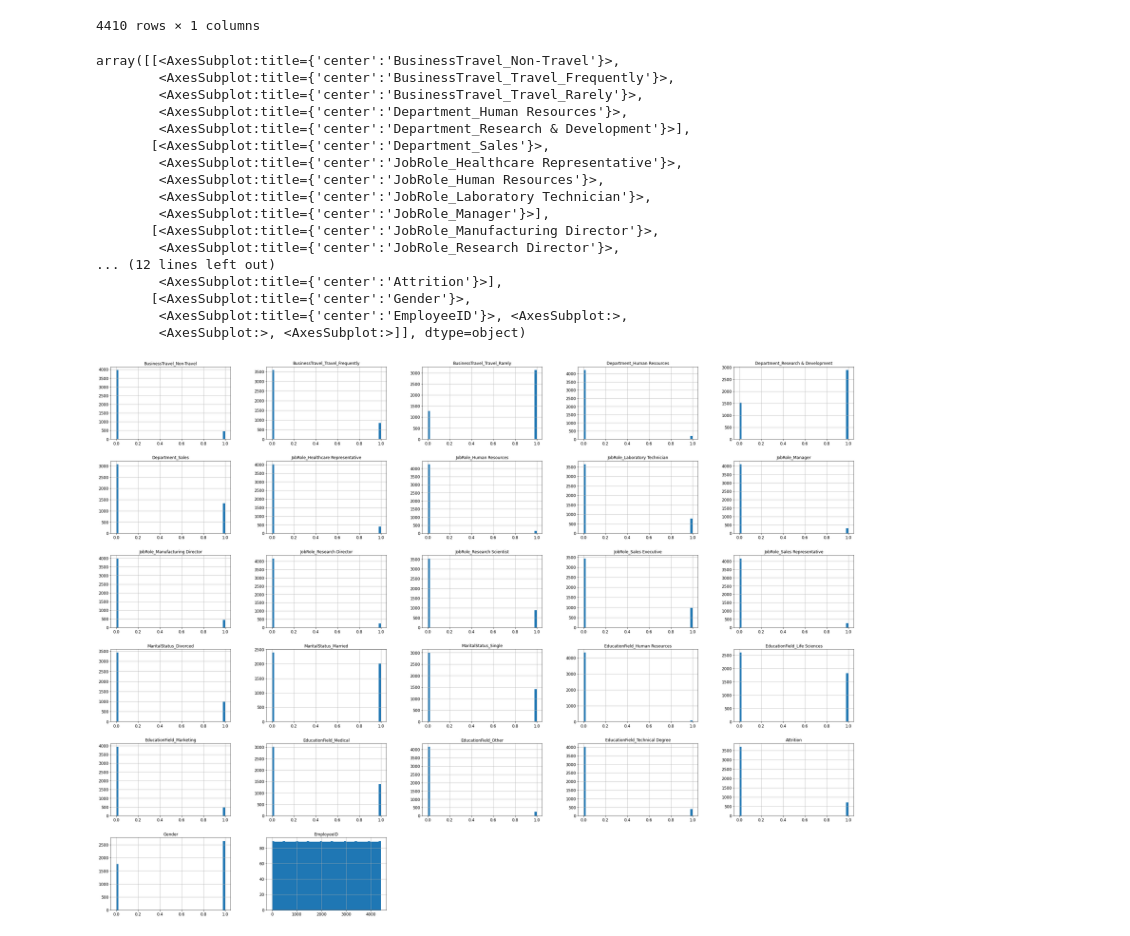
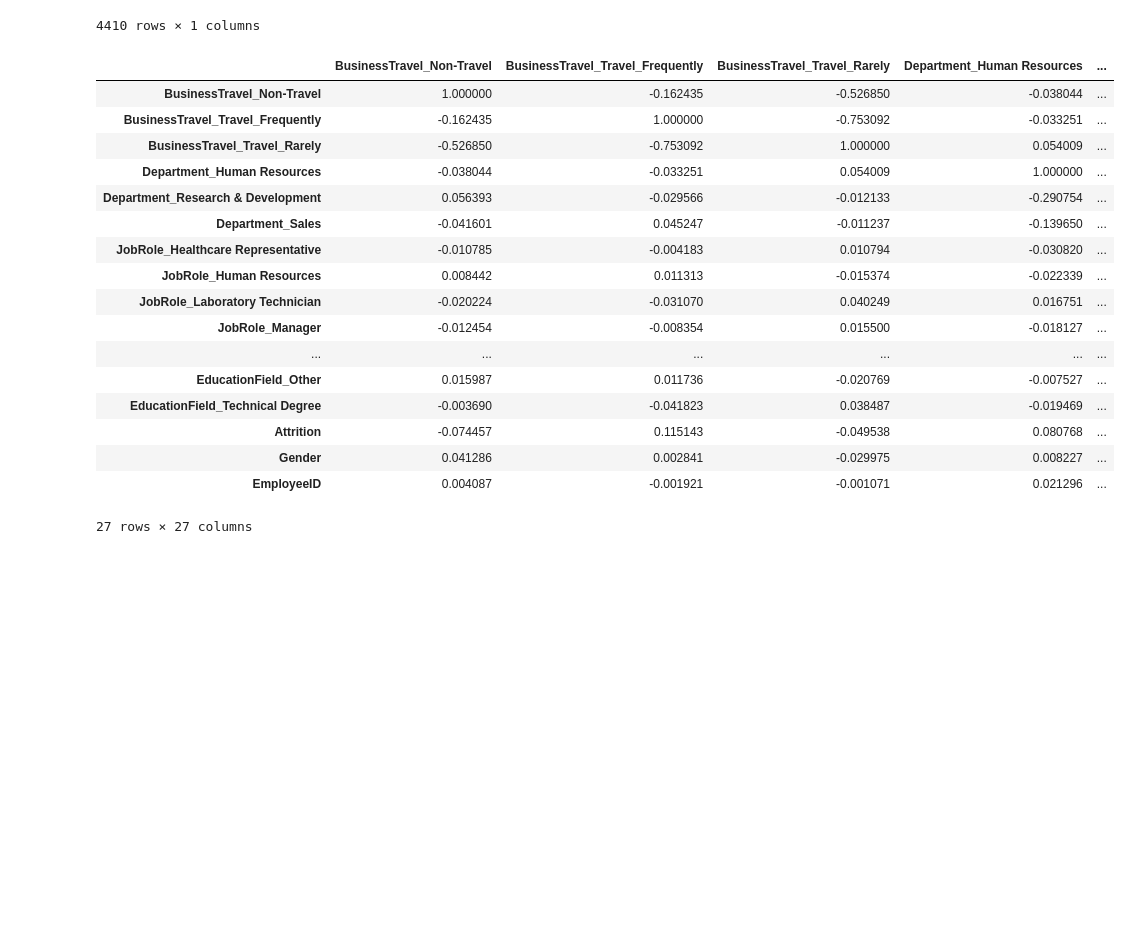
Before and after one commit to ramdaniAli/IA_PROJECT, a Jupyter notebook: project_test.ipynb, the cells around one changed output. Saved outputs shown, nothing was run; the diff lists cells and outputs as text; code cells hidden in the pictures; blank space fills up the shorter version.

```diff
--- a/project_test.ipynb
+++ b/project_test.ipynb
@@ -579,48 +579,49 @@ worktime_done_dataframe
 # %%
 
 worktime_employee_survey = pd.merge(worktime_done_dataframe, employee_survey_copy,
                                     how='inner', on='EmployeeID')
 
 worktime_employee_manager_survey = pd.merge(worktime_employee_survey, manager_survey_data_copy,
                                             how='inner', on='EmployeeID')
 
 
 # convert general_data_copy_encoded to dataframe
 cat_general_data_copy_encoded = pd.DataFrame(
     general_data_copy_encoded, columns=['Attrition', 'Gender'])
 
 cat_general_data_copy_encoded.index += 1
 
 cat_general_data_copy_encoded = cat_general_data_copy_encoded.astype("int64")
 
 cat_general_data_copy_encoded["EmployeeID"] = cat_general_data_copy_encoded.index
 cat_general_data_copy_encoded.index = cat_general_data_copy_encoded["EmployeeID"]
 
 
 general_data_all_ = pd.merge(
     general_data_dum, cat_general_data_copy_encoded, how="inner", left_index=True, right_index=True)
 
 
 # general_data_all_
 
 
-general_data_all_.hist(bins=50, figsize=(40, 30))
+# general_data_all_.hist(bins=50, figsize=(40, 30))
+general_data_all_.corr()
 # %% [output]
+|  | BusinessTravel_Non-Travel | BusinessTravel_Travel_Frequently | BusinessTravel_Travel_Rarely | Department_Human Resources | ... |
+| BusinessTravel_Non-Travel | 1.000000 | -0.162435 | -0.526850 | -0.038044 | ... |
+| BusinessTravel_Travel_Frequently | -0.162435 | 1.000000 | -0.753092 | -0.033251 | ... |
+| BusinessTravel_Travel_Rarely | -0.526850 | -0.753092 | 1.000000 | 0.054009 | ... |
+| Department_Human Resources | -0.038044 | -0.033251 | 0.054009 | 1.000000 | ... |
+| Department_Research & Development | 0.056393 | -0.029566 | -0.012133 | -0.290754 | ... |
+| Department_Sales | -0.041601 | 0.045247 | -0.011237 | -0.139650 | ... |
+| JobRole_Healthcare Representative | -0.010785 | -0.004183 | 0.010794 | -0.030820 | ... |
+| JobRole_Human Resources | 0.008442 | 0.011313 | -0.015374 | -0.022339 | ... |
+| JobRole_Laboratory Technician | -0.020224 | -0.031070 | 0.040249 | 0.016751 | ... |
+| JobRole_Manager | -0.012454 | -0.008354 | 0.015500 | -0.018127 | ... |
+| ... | ... | ... | ... | ... | ... |
+| EducationField_Other | 0.015987 | 0.011736 | -0.020769 | -0.007527 | ... |
+| EducationField_Technical Degree | -0.003690 | -0.041823 | 0.038487 | -0.019469 | ... |
+| Attrition | -0.074457 | 0.115143 | -0.049538 | 0.080768 | ... |
+| Gender | 0.041286 | 0.002841 | -0.029975 | 0.008227 | ... |
+| EmployeeID | 0.004087 | -0.001921 | -0.001071 | 0.021296 | ... |
-array([[<AxesSubplot:title={'center':'BusinessTravel_Non-Travel'}>,
-        <AxesSubplot:title={'center':'BusinessTravel_Travel_Frequently'}>,
-        <AxesSubplot:title={'center':'BusinessTravel_Travel_Rarely'}>,
-        <AxesSubplot:title={'center':'Department_Human Resources'}>,
-        <AxesSubplot:title={'center':'Department_Research & Development'}>],
-       [<AxesSubplot:title={'center':'Department_Sales'}>,
-        <AxesSubplot:title={'center':'JobRole_Healthcare Representative'}>,
-        <AxesSubplot:title={'center':'JobRole_Human Resources'}>,
-        <AxesSubplot:title={'center':'JobRole_Laboratory Technician'}>,
-        <AxesSubplot:title={'center':'JobRole_Manager'}>],
-       [<AxesSubplot:title={'center':'JobRole_Manufacturing Director'}>,
-        <AxesSubplot:title={'center':'JobRole_Research Director'}>,
-... (12 lines left out)
-        <AxesSubplot:title={'center':'Attrition'}>],
-       [<AxesSubplot:title={'center':'Gender'}>,
-        <AxesSubplot:title={'center':'EmployeeID'}>, <AxesSubplot:>,
-        <AxesSubplot:>, <AxesSubplot:>]], dtype=object)
+27 rows × 27 columns
-[figure, removed]
```
Also changed, not shown: parts of 1 cell of this notebook.
